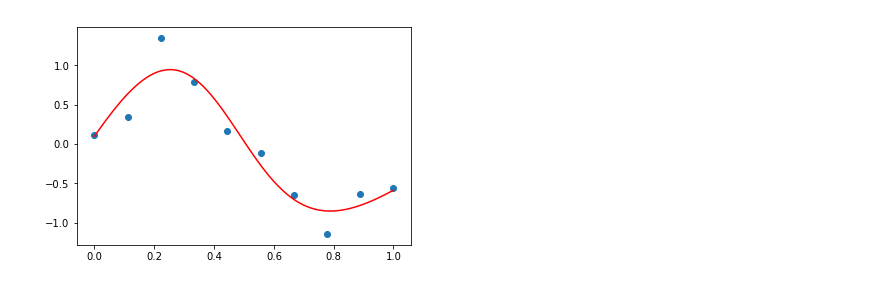
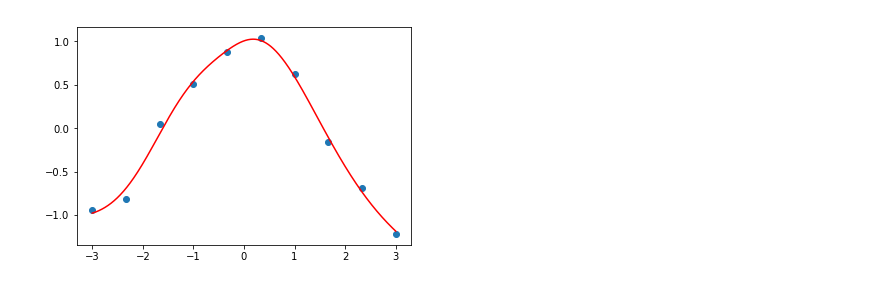
Before and after one commit to ctgk/bayesnet, a Jupyter notebook: notebook/regression.ipynb, the cells around one changed output. Cells and saved outputs as stored; diff of their text form; code cells hidden in the pictures.

```diff
--- a/notebook/regression.ipynb
+++ b/notebook/regression.ipynb
@@ -13,3 +8,6 @@ x_train, y_train = create_toy_data()
+# %%
+x_train = np.linspace(-3, 3, num=10)[:, None]
+y_train = np.cos(x_train) + np.random.normal(0, 0.1, size=x_train.shape)
 # %%
 class NeuralNetwork(bn.Network):
 
@@ -37,7 +36,7 @@ for _ in range(100000):
     log_likelihood.backward()
     optimizer.update()
 # %%
-x = np.linspace(0, 1, 100)[:, None]
+x = np.linspace(-3, 3, 1000)[:, None]
 plt.scatter(x_train, y_train)
 plt.plot(x, model(x), c="r")
 plt.show()
@@ -64,12 +63,15 @@ class RegularizedNetwork(bn.Network):
         self.y = bn.random.Gaussian(mu, 0.1, data=y)
         return mu.value
 # %%
-model = RegularizedNetwork(1, 30, 1)
-optimizer = bn.optimizer.Adam(model)
+model = RegularizedNetwork(1, 20, 1)
+optimizer = bn.optimizer.Adam(model, 0.1)
+optimizer.set_decay(0.9, 100)
+log_posterior = []
 
-for _ in range(100000):
+for _ in range(10000):
     model.cleargrad()
     model(x_train, y_train)
-    log_posterior = model.log_posterior()
-    log_posterior.backward()
+    log_pos = model.log_posterior()
+    log_pos.backward()
     optimizer.update()
+    log_posterior.append(log_pos.value)
@@ -76,10 +83,10 @@ for _ in range(100000):
 # %%
-x = np.linspace(0, 1, 100)[:, None]
+x = np.linspace(-3, 3, 1000)[:, None]
 plt.scatter(x_train, y_train)
 plt.plot(x, model(x), c="r")
 plt.show()
 # %% [output]
-[figure, old version]
+[figure, new version]
 # %%
 class BayesianNetwork(bn.Network):
 
```
Also changed, not shown: parts of 9 cells of this notebook, 5 other files.
